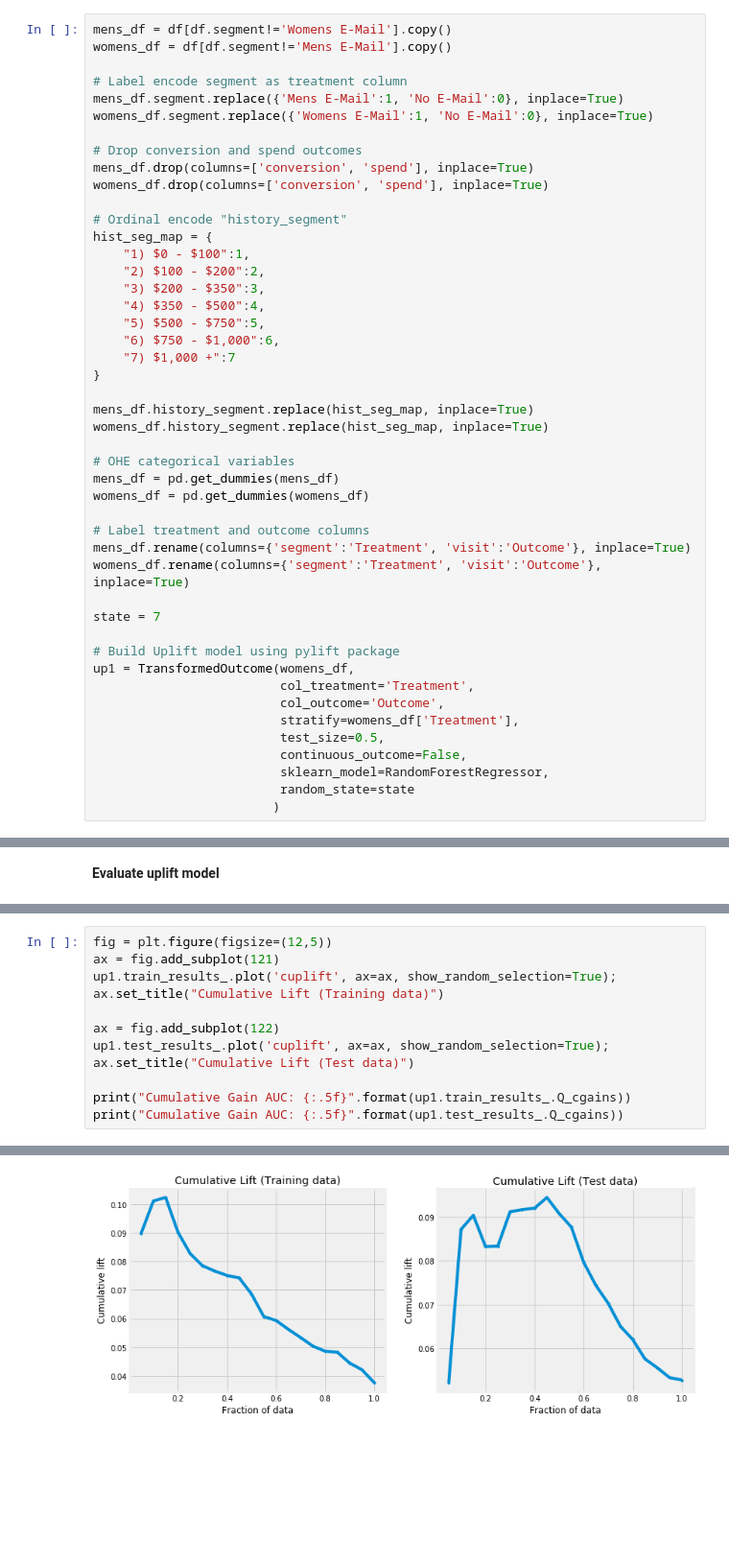
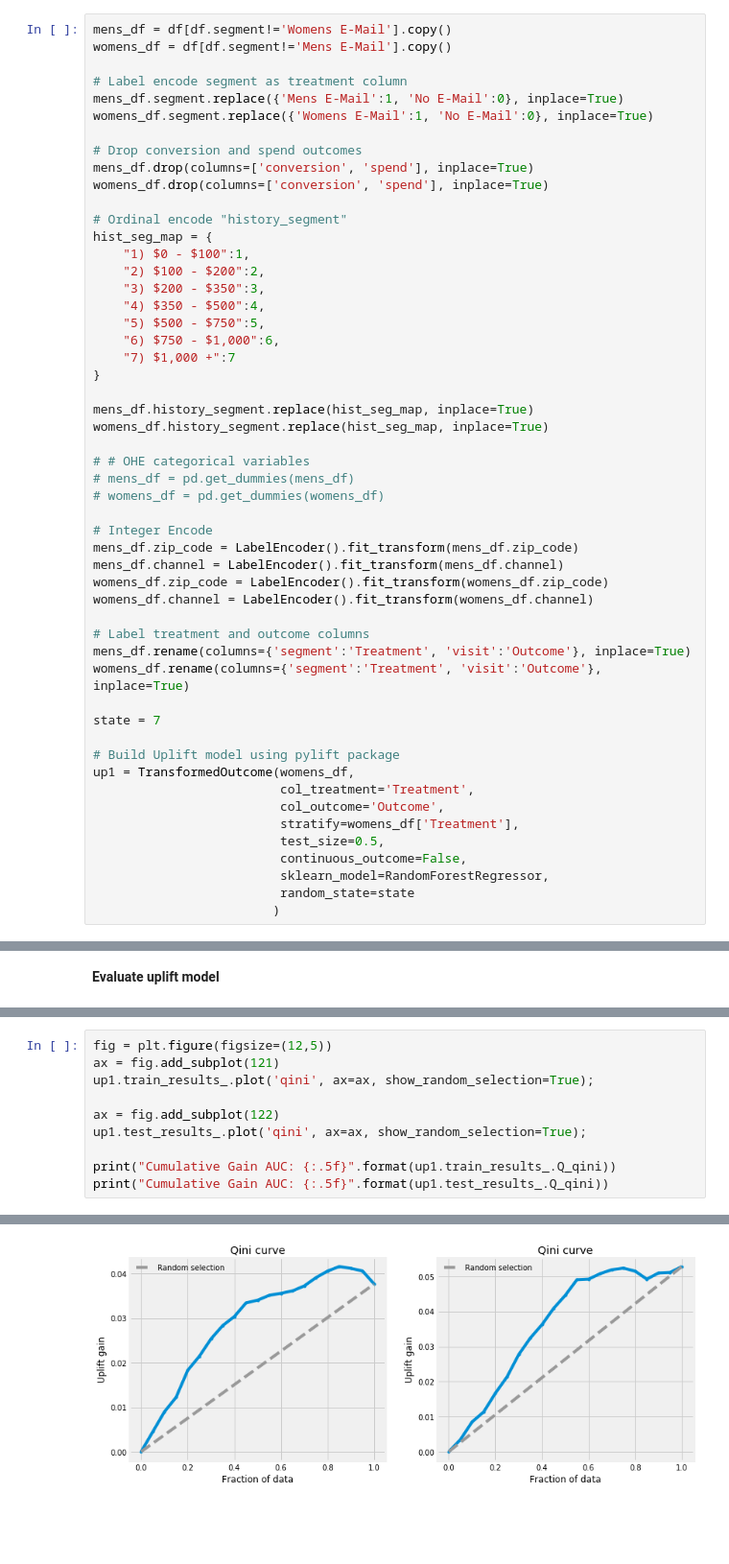
Before and after one commit to W-Tran/uplift-modelling, a Jupyter notebook: Uplift_Modelling.ipynb, the cells around one changed output, grey strips where cells are left out. Shown: that part at 96% size. Saved outputs shown, nothing was run; the diff lists cells and outputs as text; blank space fills up the shorter version.

```diff
--- a/Uplift_Modelling.ipynb
+++ b/Uplift_Modelling.ipynb
@@ -220,9 +231,15 @@ hist_seg_map = {
 mens_df.history_segment.replace(hist_seg_map, inplace=True)
 womens_df.history_segment.replace(hist_seg_map, inplace=True)
 
-# OHE categorical variables
-mens_df = pd.get_dummies(mens_df)
-womens_df = pd.get_dummies(womens_df)
+# # OHE categorical variables
+# mens_df = pd.get_dummies(mens_df)
+# womens_df = pd.get_dummies(womens_df)
+
+# Integer Encode
+mens_df.zip_code = LabelEncoder().fit_transform(mens_df.zip_code)
+mens_df.channel = LabelEncoder().fit_transform(mens_df.channel)
+womens_df.zip_code = LabelEncoder().fit_transform(womens_df.zip_code)
+womens_df.channel = LabelEncoder().fit_transform(womens_df.channel)
 
 # Label treatment and outcome columns
 mens_df.rename(columns={'segment':'Treatment', 'visit':'Outcome'}, inplace=True)
@@ -268,13 +296,11 @@ up1.fit(**best_params)
 # %%
 fig = plt.figure(figsize=(12,5))
 ax = fig.add_subplot(121)
-up1.train_results_.plot('cuplift', ax=ax, show_random_selection=True);
-ax.set_title("Cumulative Lift (Training data)")
+up1.train_results_.plot('qini', ax=ax, show_random_selection=True);
 
 ax = fig.add_subplot(122)
-up1.test_results_.plot('cuplift', ax=ax, show_random_selection=True);
-ax.set_title("Cumulative Lift (Test data)")
+up1.test_results_.plot('qini', ax=ax, show_random_selection=True);
 
-print("Cumulative Gain AUC: {:.5f}".format(up1.train_results_.Q_cgains))
-print("Cumulative Gain AUC: {:.5f}".format(up1.test_results_.Q_cgains))
+print("Cumulative Gain AUC: {:.5f}".format(up1.train_results_.Q_qini))
+print("Cumulative Gain AUC: {:.5f}".format(up1.test_results_.Q_qini))
 # %% [output]
@@ -285,4 +309,4 @@ Cumulative Gain AUC: 0.00932
-[figure, old version]
+[figure, new version]
 # %% [markdown]
 <br>
 <br>
```
Also changed, not shown: parts of 51 cells of this notebook.
